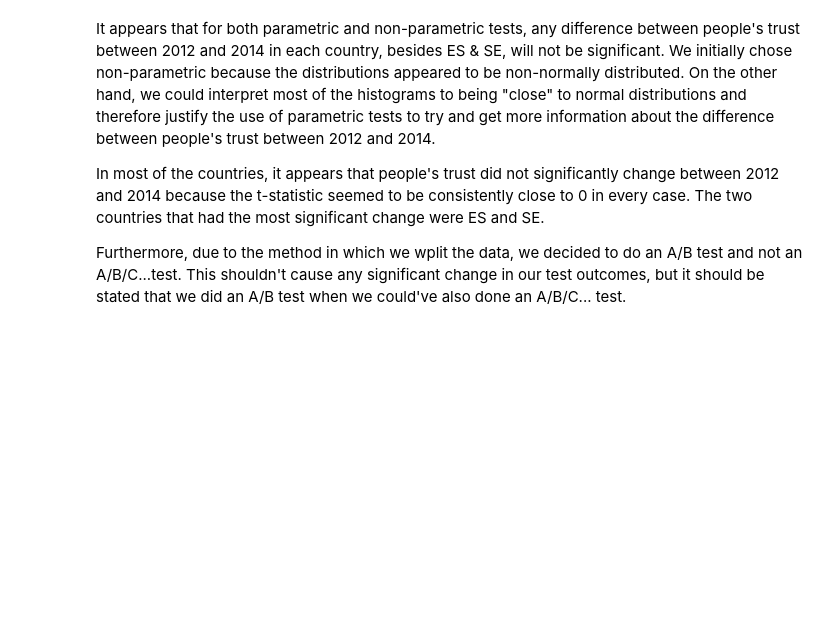
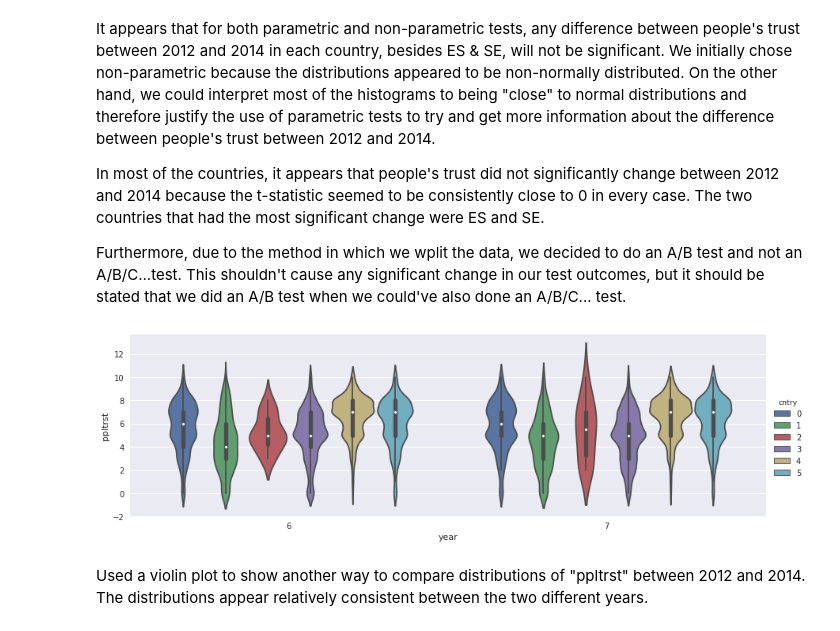
Before and after one commit to GlennSG/Thinkful-Assignments, a Jupyter notebook: Challenges/Challenge 19 What test to use/Challenge 19 What test to use.ipynb, the cells around one changed output. Drawn from its saved outputs; the diff is of its cells as text; code cells hidden in the pictures; blank space fills up the shorter version.

```diff
--- a/Challenges/Challenge 19 What test to use/Challenge 19 What test to use.ipynb
+++ b/Challenges/Challenge 19 What test to use/Challenge 19 What test to use.ipynb
@@ -192,0 +183,9 @@ Furthermore, due to the method in which we wplit the data, we decided to do an A
+# %%
+import seaborn as sns
+
+sns.factorplot(x = "year", y = "ppltrst", hue = "cntry", data = data, kind = "violin",aspect=30/10)
+plt.show()
+# %% [output]
+[figure, added]
+# %% [markdown]
+Used a violin plot to show another way to compare distributions of "ppltrst" between 2012 and 2014. The distributions appear relatively consistent between the two different years.
```
Also changed, not shown: parts of 24 cells of this notebook.
